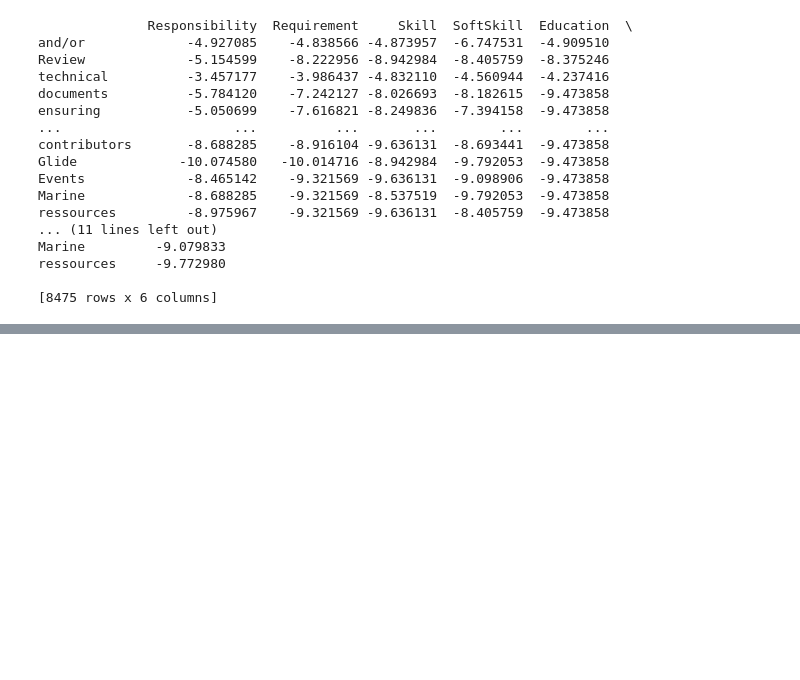
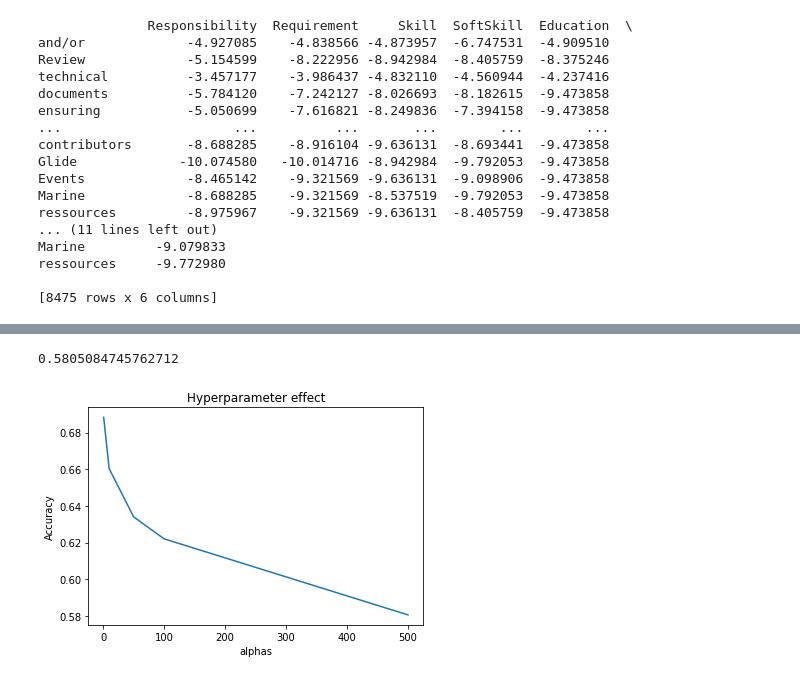
Before and after one commit to mudrap17/Data-Mining-Assignment, a Jupyter notebook: Assignment_2_Data_Mining.ipynb, the cells around one changed output, grey strips where cells are left out. Cells and saved outputs as stored; diff of their text form; code cells hidden in the pictures; blank space fills up the shorter version.

```diff
--- a/Assignment_2_Data_Mining.ipynb
+++ b/Assignment_2_Data_Mining.ipynb
@@ -296,0 +269,7 @@ def laplace_smoothing(count_type, vocab, laplace_wc_type, word, sent_class):
+# %%
+from sklearn.model_selection import train_test_split
+
+X=data2["New_Sentence"]
+y=data2["Type"]
+train_sentences, test_sentences, train_labels, test_labels = train_test_split(X, y, test_size=0.4, shuffle=True)
+dev_sentences, test_sentences, dev_labels, test_labels = train_test_split(test_sentences, test_labels, test_size=0.5, shuffle=True)
@@ -296,0 +334,2 @@ def laplace_smoothing(count_type, vocab, laplace_wc_type, word, sent_class):
+# %%
+count_type, vocab, laplace_wc_type, log_label_priors, categories,wc_type=fit(train_sentences,train_labels,laplace=True,alpha=500)
@@ -296,0 +339,27 @@ def laplace_smoothing(count_type, vocab, laplace_wc_type, word, sent_class):
+# %%
+pred_dev2=predict(count_type, vocab, laplace_wc_type, log_label_priors, categories, dev_sentences)
+# %%
+from sklearn.metrics import accuracy_score
+accuracy_score(dev_labels,pred_dev2)
+# %% [output]
+0.5805084745762712
+# %%
+accuracy=[]
+alphas=[1,10,50,100,500]
+for i in range(len(alphas)):
+  count_type, vocab, laplace_wc_type, log_label_priors, categories,wc_type=fit(train_sentences,train_labels,laplace=True,alpha=alphas[i])
+  pred_dev2=predict(count_type, vocab, laplace_wc_type, log_label_priors, categories, dev_sentences)
+  accuracy.append(accuracy_score(dev_labels,pred_dev2))
+# %%
+plt.plot(alphas, accuracy)
+
+plt.xlabel('alphas')
+plt.ylabel('Accuracy')
+
+
+plt.title('Hyperparameter effect')
+
+
+plt.show()
+# %% [output]
+[figure, added]
```
Also changed, not shown: parts of 11 cells of this notebook.
